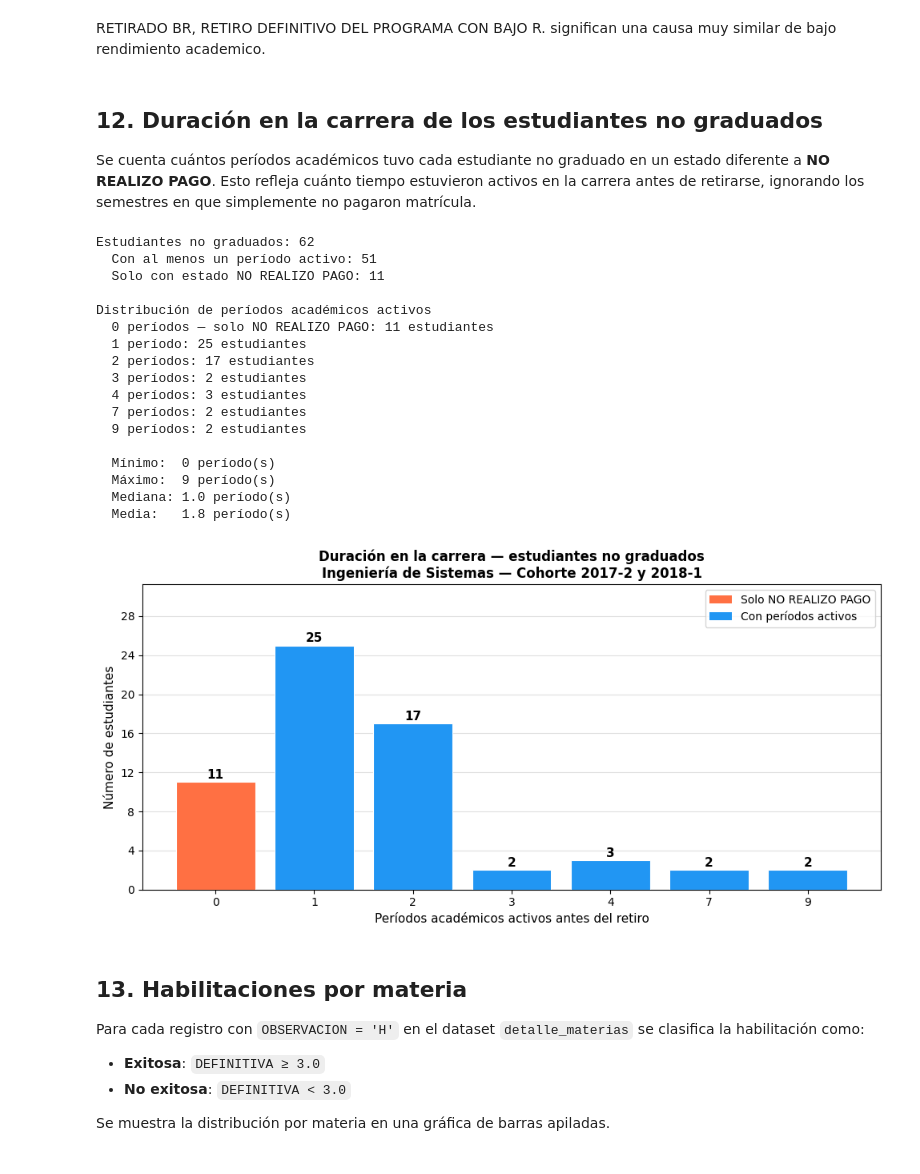
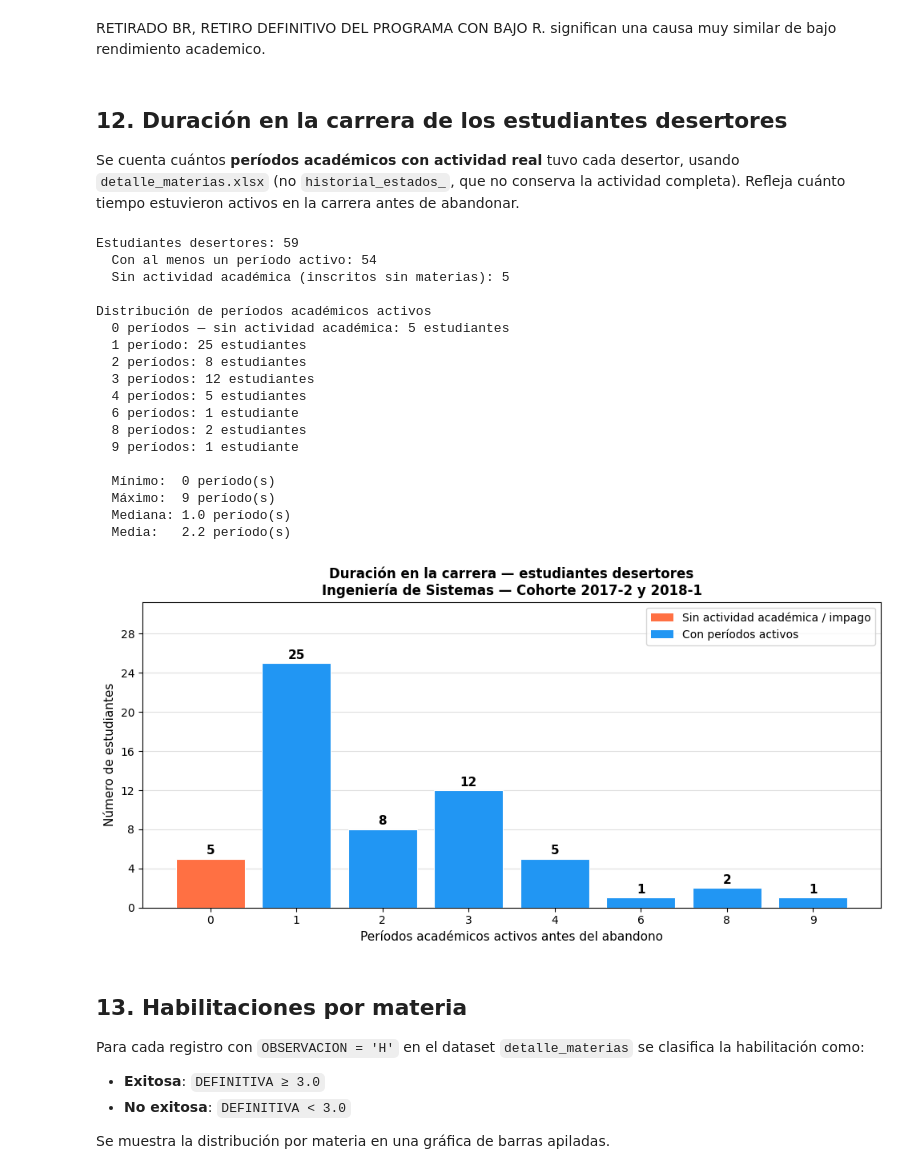
Before and after one commit to JoanDMH/Proyecto_Trayectoria_Acad-mica, a Jupyter notebook: Fase 2/05_eda_notebook.ipynb, the cells around one changed output. Drawn from its saved outputs; the diff is of its cells as text; code cells hidden in the pictures.

```diff
--- a/Fase 2/05_eda_notebook.ipynb
+++ b/Fase 2/05_eda_notebook.ipynb
@@ -705,30 +782,34 @@ Estudiantes no graduados: 62
 # %% [markdown]
 RETIRADO BR, RETIRO DEFINITIVO DEL PROGRAMA CON BAJO R. significan una causa muy similar de bajo rendimiento academico.
 # %% [markdown]
-## 12. Duración en la carrera de los estudiantes no graduados
+## 12. Duración en la carrera de los estudiantes desertores
 
-Se cuenta cuántos períodos académicos tuvo cada estudiante no graduado en un estado diferente a **NO REALIZO PAGO**.
-Esto refleja cuánto tiempo estuvieron activos en la carrera antes de retirarse, ignorando los semestres en que simplemente no pagaron matrícula.
+Se cuenta cuántos **períodos académicos con actividad real** tuvo cada desertor, usando `detalle_materias.xlsx` (no `historial_estados_`, que no conserva la actividad completa).
+Refleja cuánto tiempo estuvieron activos en la carrera antes de abandonar.
 # %%
-ESTADOS_INACTIVOS = ['NO REALIZO PAGO']
+# detalle_materias para medir la actividad academica REAL
+# (historial_estados_ no la conserva completa; ver caso 160004013)
+df_mat_temp = pd.read_excel(os.path.join(DATA_DIR, 'detalle_materias.xlsx'))
+ing_mat_temp = df_mat_temp[
+    (df_mat_temp['PROGRAMA'].str.strip().str.upper() == PROGRAMA) &
+    (df_mat_temp['COHORTE'].astype(str).str.strip().isin(COHORTES))
+].copy()
+ing_mat_temp['CODIGO_INST'] = ing_mat_temp['CODIGO_INST'].astype(str).str.strip()
 
-df_ng_activo = ing_he[
-    (ing_he['CODIGO_INST'].astype(str).isin(no_grad_codes)) &
-    (~ing_he['estado_limpio'].isin(ESTADOS_INACTIVOS))
-].copy()
-
+# Periodos con actividad academica real por estudiante desertor
 periodos_activos = (
-    df_ng_activo.groupby('CODIGO_INST')['PERIODO_ESTADO']
+    ing_mat_temp[ing_mat_temp['CODIGO_INST'].isin(desertor_codes)]
+    .groupby('CODIGO_INST')['PERIODO_INSCRIPCION']
     .nunique()
     .reset_index()
-    .rename(columns={'PERIODO_ESTADO': 'periodos_activos'})
+    .rename(columns={'PERIODO_INSCRIPCION': 'periodos_activos'})
 )
 
-# Incluir los estudiantes que solo tienen NO REALIZO PAGO → 0 períodos activos
-# Normalizar tipo: CODIGO_INST puede ser int o str según el dataset
-todos_ng = pd.DataFrame({'CODIGO_INST': list(no_grad_codes)})
-todos_ng['CODIGO_INST'] = todos_ng['CODIGO_INST'].astype(str)
-periodos_activos['CODIGO_INST'] = periodos_activos['CODIGO_INST'].astype(str)
+# Incluir desertores sin registro en detalle_materias (sin actividad) -> 0 periodos
+todos_ng = pd.DataFrame({'CODIGO_INST': list(desertor_codes)})
+todos_ng['CODIGO_INST'] = todos_ng['CODIGO_INST'].astype(str).str.strip()
+periodos_activos['CODIGO_INST'] = periodos_activos['CODIGO_INST'].astype(str).str.strip()
+
 periodos_por_est = (
     todos_ng.merge(periodos_activos, on='CODIGO_INST', how='left')
     .fillna({'periodos_activos': 0})
@@ -736,17 +817,16 @@ periodos_por_est = (
 )
 
 conteo_periodos = periodos_por_est['periodos_activos'].value_counts().sort_index()
-
 n_solo_nrp = (periodos_por_est['periodos_activos'] == 0).sum()
 
-print(f'Estudiantes no graduados: {len(periodos_por_est)}')
+print(f'Estudiantes desertores: {len(periodos_por_est)}')
 print(f'  Con al menos un período activo: {(periodos_por_est["periodos_activos"] > 0).sum()}')
-print(f'  Solo con estado NO REALIZO PAGO: {n_solo_nrp}')
+print(f'  Sin actividad académica (inscritos sin materias): {n_solo_nrp}')
 print()
 print('Distribución de períodos académicos activos')
 for n_per, cnt in conteo_periodos.items():
     semestres = 'período' if n_per == 1 else 'períodos'
-    label = f'{n_per} {semestres}' if n_per > 0 else '0 períodos — solo NO REALIZO PAGO'
+    label = f'{n_per} {semestres}' if n_per > 0 else '0 períodos — sin actividad académica'
     print(f'  {label}: {cnt} estudiante{"s" if cnt > 1 else ""}')
 print()
 print(f'  Mínimo:  {periodos_por_est["periodos_activos"].min()} período(s)')
@@ -754,7 +834,6 @@ print(f'  Máximo:  {periodos_por_est["periodos_activos"].max()} período(s)')
 print(f'  Mediana: {periodos_por_est["periodos_activos"].median():.1f} período(s)')
 print(f'  Media:   {periodos_por_est["periodos_activos"].mean():.1f} período(s)')
 
-# Gráfica
 fig, ax = plt.subplots(figsize=(10, 5))
 
 x_vals = conteo_periodos.index.tolist()
@@ -768,50 +847,51 @@ for bar, val in zip(bars, conteo_periodos.values):
     if val > 0:
         ax.text(
             bar.get_x() + bar.get_width() / 2,
-            bar.get_height() + 0.1,
+            bar.get_height() + 0.2,
             str(val),
             ha='center', va='bottom', fontsize=11, fontweight='bold'
         )
 
-ax.set_xlabel('Períodos académicos activos antes del retiro', fontsize=11)
+ax.set_xlabel('Períodos académicos activos antes del abandono', fontsize=11)
 ax.set_ylabel('Número de estudiantes', fontsize=11)
 ax.set_title(
-    f'Duración en la carrera — estudiantes no graduados\n'
+    f'Duración en la carrera — estudiantes desertores\n'
     f'Ingeniería de Sistemas — Cohorte {COHORTE}',
     fontsize=12, fontweight='bold'
 )
 ax.yaxis.set_major_locator(mticker.MaxNLocator(integer=True))
 ax.set_ylim(0, conteo_periodos.values.max() * 1.25)
 ax.grid(axis='y', alpha=0.4, zorder=0)
 ax.set_axisbelow(True)
 
 legend_elements = [
-    Patch(facecolor=COLOR_ALT,  label='Solo NO REALIZO PAGO'),
+    Patch(facecolor=COLOR_ALT,  label='Sin actividad académica / impago'),
     Patch(facecolor=COLOR_MAIN, label='Con períodos activos'),
 ]
 ax.legend(handles=legend_elements, fontsize=10, loc='upper right')
 
 plt.tight_layout()
 plt.show()
 # %% [output]
-Estudiantes no graduados: 62
-  Con al menos un período activo: 51
-  Solo con estado NO REALIZO PAGO: 11
+Estudiantes desertores: 59
+  Con al menos un período activo: 54
+  Sin actividad académica (inscritos sin materias): 5
 
 Distribución de períodos académicos activos
-  0 períodos — solo NO REALIZO PAGO: 11 estudiantes
+  0 períodos — sin actividad académica: 5 estudiantes
   1 período: 25 estudiantes
-  2 períodos: 17 estudiantes
-  3 períodos: 2 estudiantes
-  4 períodos: 3 estudiantes
-  7 períodos: 2 estudiantes
-  9 períodos: 2 estudiantes
+  2 períodos: 8 estudiantes
+  3 períodos: 12 estudiantes
+  4 períodos: 5 estudiantes
+  6 períodos: 1 estudiante
+  8 períodos: 2 estudiantes
+  9 períodos: 1 estudiante
 
   Mínimo:  0 período(s)
   Máximo:  9 período(s)
   Mediana: 1.0 período(s)
-  Media:   1.8 período(s)
+  Media:   2.2 período(s)
-[figure, old version]
+[figure, new version]
 # %% [markdown]
 ## 13. Habilitaciones por materia
 
```
Also changed, not shown: parts of 5 cells of this notebook, 7 other files.
